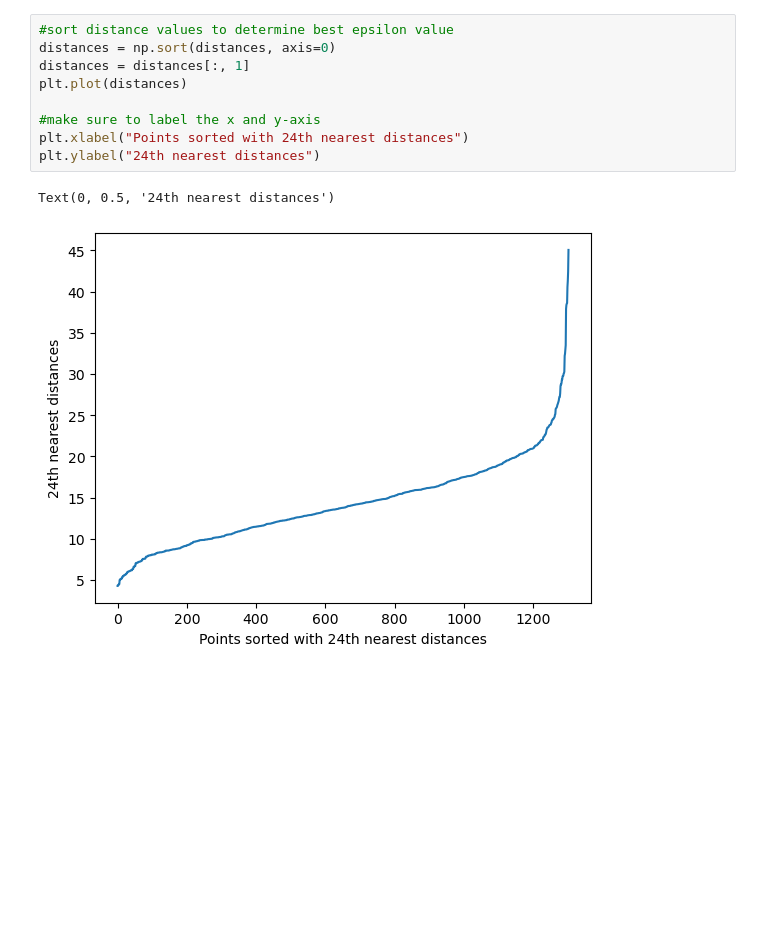
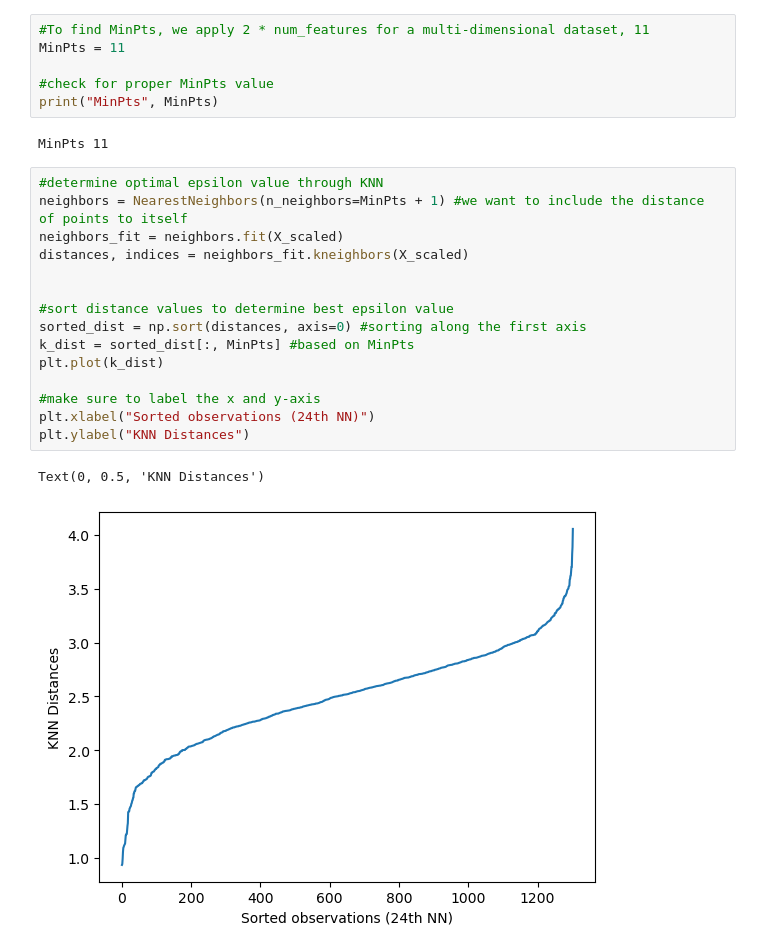
Before and after one commit to ml-cvd-prediction/ml-cvd-prediction.github.io, a Jupyter notebook: src/dbscan.ipynb, the cells around one changed output. Drawn from its saved outputs; the diff is of its cells as text; blank space fills up the shorter version.

```diff
--- a/src/dbscan.ipynb
+++ b/src/dbscan.ipynb
@@ -27,12 +64,26 @@ distances, indices = neighbors_fit.kneighbors(X)
+# %%
+#To find MinPts, we apply 2 * num_features for a multi-dimensional dataset, 11
+MinPts = 11
+
+#check for proper MinPts value
+print("MinPts", MinPts)
+# %% [output]
+MinPts 11
 # %%
+#determine optimal epsilon value through KNN
+neighbors = NearestNeighbors(n_neighbors=MinPts + 1) #we want to include the distance of points to itself
+neighbors_fit = neighbors.fit(X_scaled)
+distances, indices = neighbors_fit.kneighbors(X_scaled)
+
+
 #sort distance values to determine best epsilon value
-distances = np.sort(distances, axis=0)
-distances = distances[:, 1]
-plt.plot(distances)
+sorted_dist = np.sort(distances, axis=0) #sorting along the first axis
+k_dist = sorted_dist[:, MinPts] #based on MinPts
+plt.plot(k_dist)
 
 #make sure to label the x and y-axis
-plt.xlabel("Points sorted with 24th nearest distances")
-plt.ylabel("24th nearest distances")
+plt.xlabel("Sorted observations (24th NN)")
+plt.ylabel("KNN Distances")
 # %% [output]
-Text(0, 0.5, '24th nearest distances')
+Text(0, 0.5, 'KNN Distances')
-[figure, old version]
+[figure, new version]
```
Also changed, not shown: parts of 14 cells of this notebook, 4 other files.
